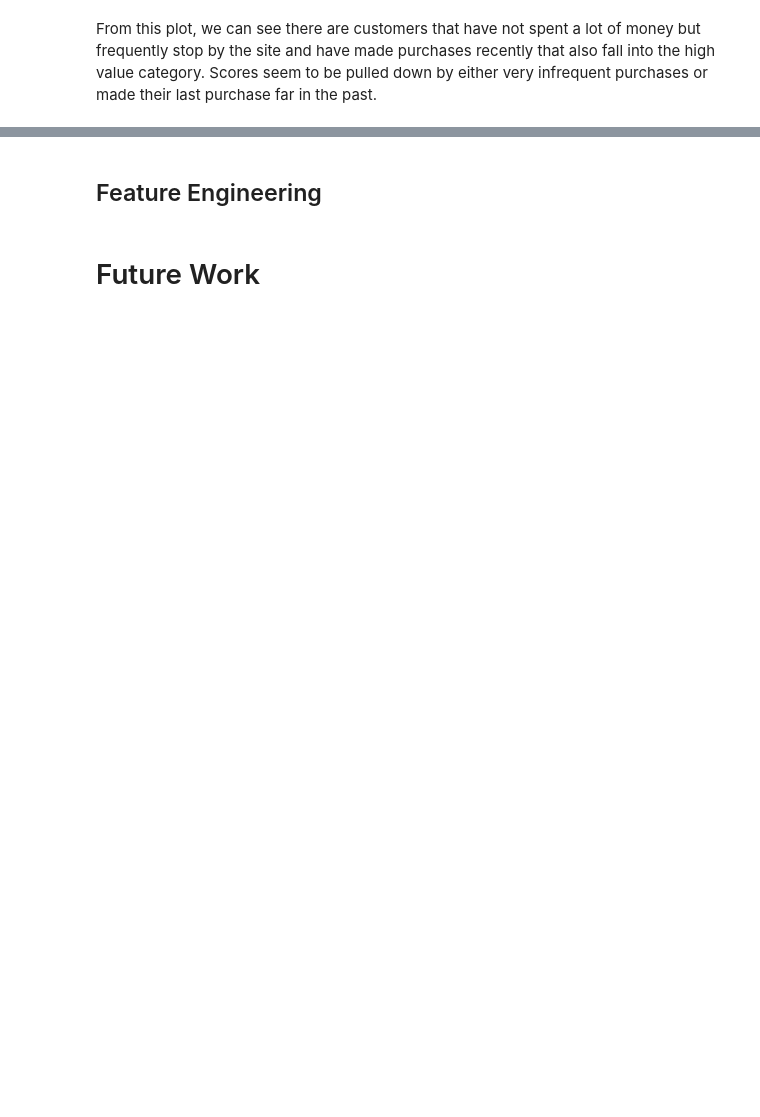
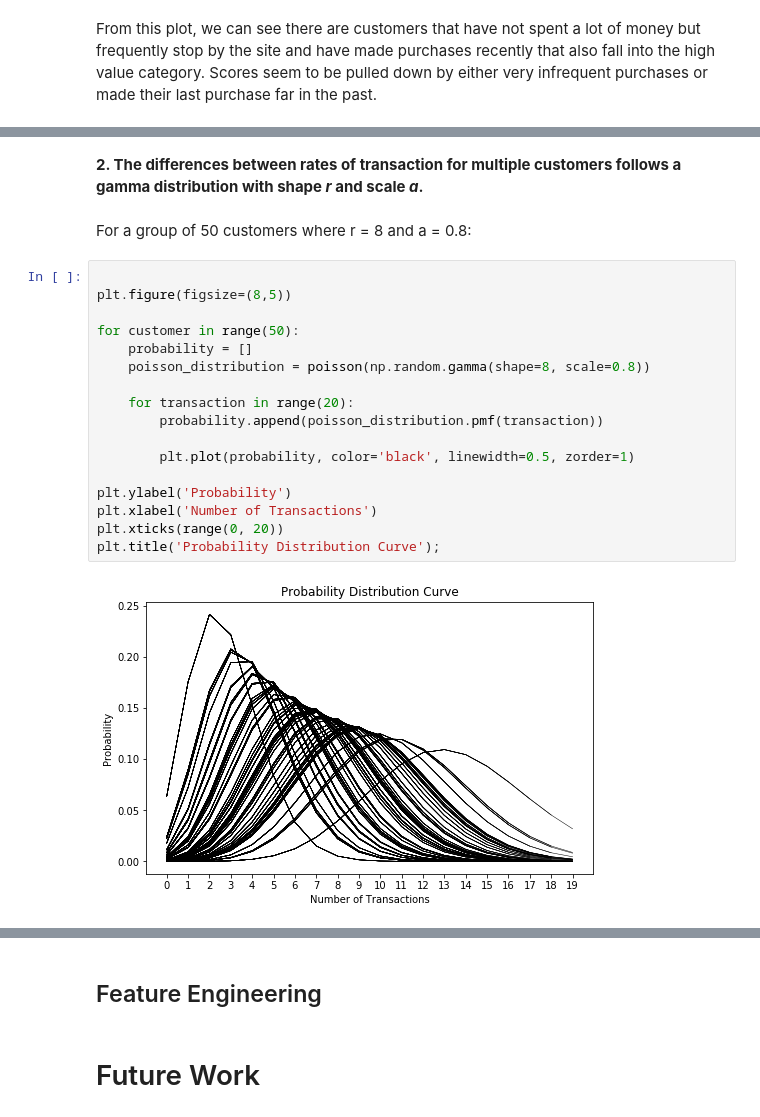
Before and after one commit to akelly66/Flatiron-School, a Jupyter notebook: Capstone-Project/CLV-attrition.ipynb, the cells around one changed output, grey strips where cells are left out. Drawn from its saved outputs; the diff is of its cells as text; blank space fills up the shorter version.

```diff
--- a/Capstone-Project/CLV-attrition.ipynb
+++ b/Capstone-Project/CLV-attrition.ipynb
@@ -657,0 +685,23 @@ In marketing, according to <a href="https://en.wikipedia.org/wiki/Customer_lifet
+# %% [markdown]
+<b> 2. The differences between rates of transaction for multiple customers follows a gamma distribution with shape <i>r</i> and scale <i>a</i>.
+# %% [markdown]
+For a group of 50 customers where r = 8 and a = 0.8:
+# %%
+
+plt.figure(figsize=(8,5))
+
+for customer in range(50):
+    probability = []
+    poisson_distribution = poisson(np.random.gamma(shape=8, scale=0.8))
+
+    for transaction in range(20):
+        probability.append(poisson_distribution.pmf(transaction))
+
+        plt.plot(probability, color='black', linewidth=0.5, zorder=1)
+
+plt.ylabel('Probability')
+plt.xlabel('Number of Transactions')
+plt.xticks(range(0, 20))
+plt.title('Probability Distribution Curve');
+# %% [output]
+[figure, added]
```
Also changed, not shown: parts of 10 cells of this notebook.
